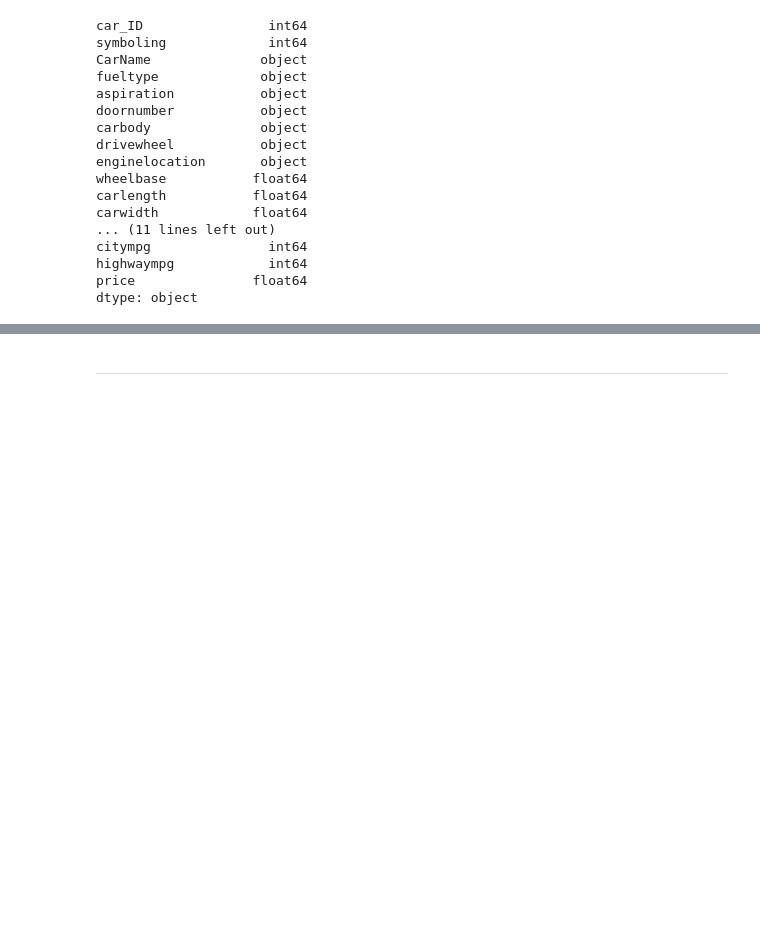
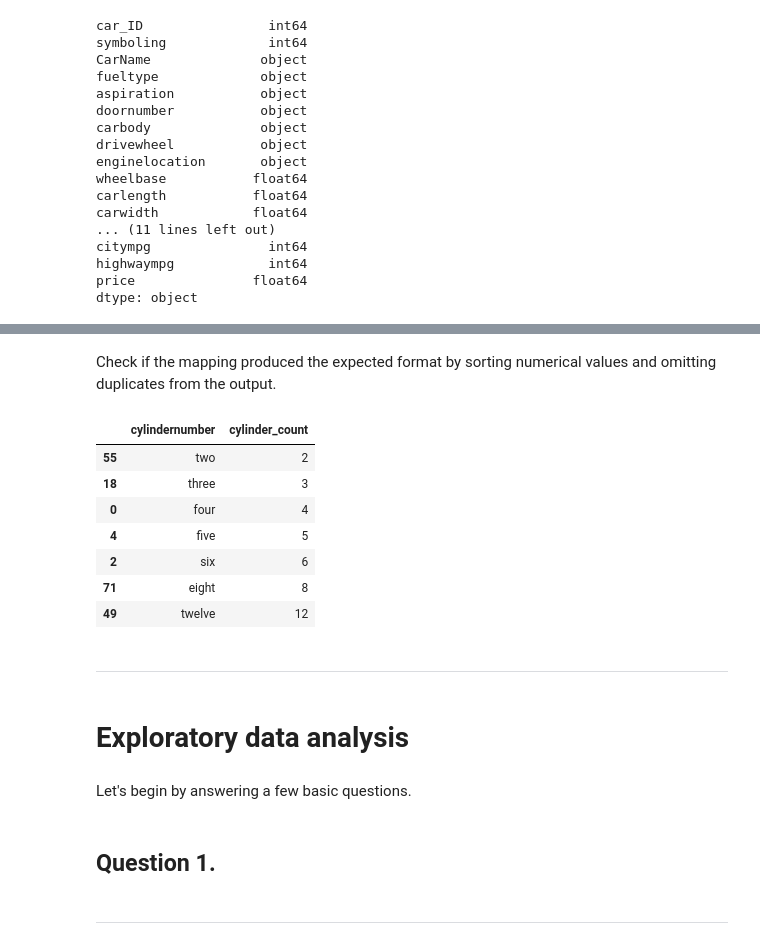
Before and after one commit to phonemes-and-speech-entrainment/Car_feature_price_analysis, a Jupyter notebook: jupyter_notebooks/Notebook_Template.ipynb, the cells around one changed output, grey strips where cells are left out. Saved outputs shown, nothing was run; the diff lists cells and outputs as text; code cells hidden in the pictures; blank space fills up the shorter version.

```diff
--- a/jupyter_notebooks/Notebook_Template.ipynb
+++ b/jupyter_notebooks/Notebook_Template.ipynb
@@ -249,3 +271,36 @@ dtype: object
+# %%
+cylinder_map = {
+    'two': 2,
+    'three': 3,
+    'four': 4,
+    'five': 5,
+    'six': 6,
+    'eight': 8,
+    'twelve': 12
+}
+
+df['cylinder_count'] = df['cylindernumber'].map(cylinder_map)
+# %% [markdown]
+Check if the mapping produced the expected format by sorting numerical values and omitting duplicates from the output.
+# %%
+df[['cylindernumber', 'cylinder_count']].drop_duplicates().sort_values('cylinder_count')
+# %% [output]
+|  | cylindernumber | cylinder_count |
+| 55 | two | 2 |
+| 18 | three | 3 |
+| 0 | four | 4 |
+| 4 | five | 5 |
+| 2 | six | 6 |
+| 71 | eight | 8 |
+| 49 | twelve | 12 |
+# %% [markdown]
+---
+# %% [markdown]
+# Exploratory data analysis
+# %% [markdown]
+Let's begin by answering a few basic questions.
+# %% [markdown]
+## Question 1.
 # %% [markdown]
 ---
 # %% [markdown]
```
Also changed, not shown: parts of 5 cells of this notebook.
